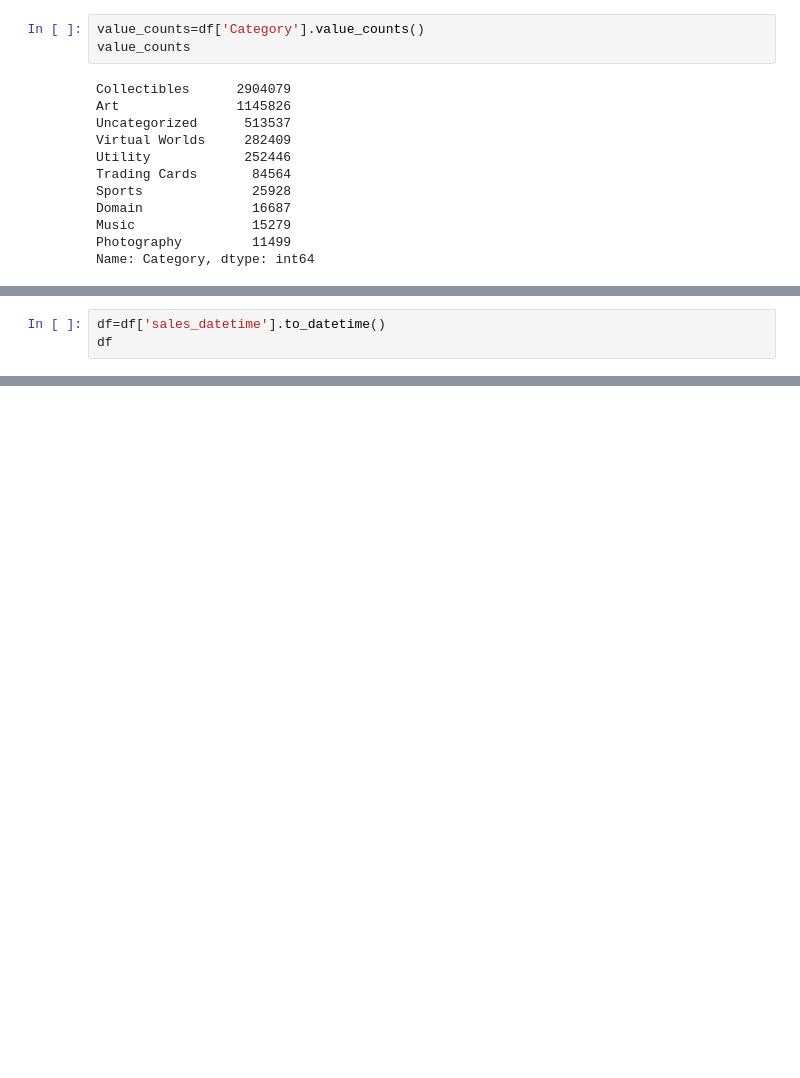
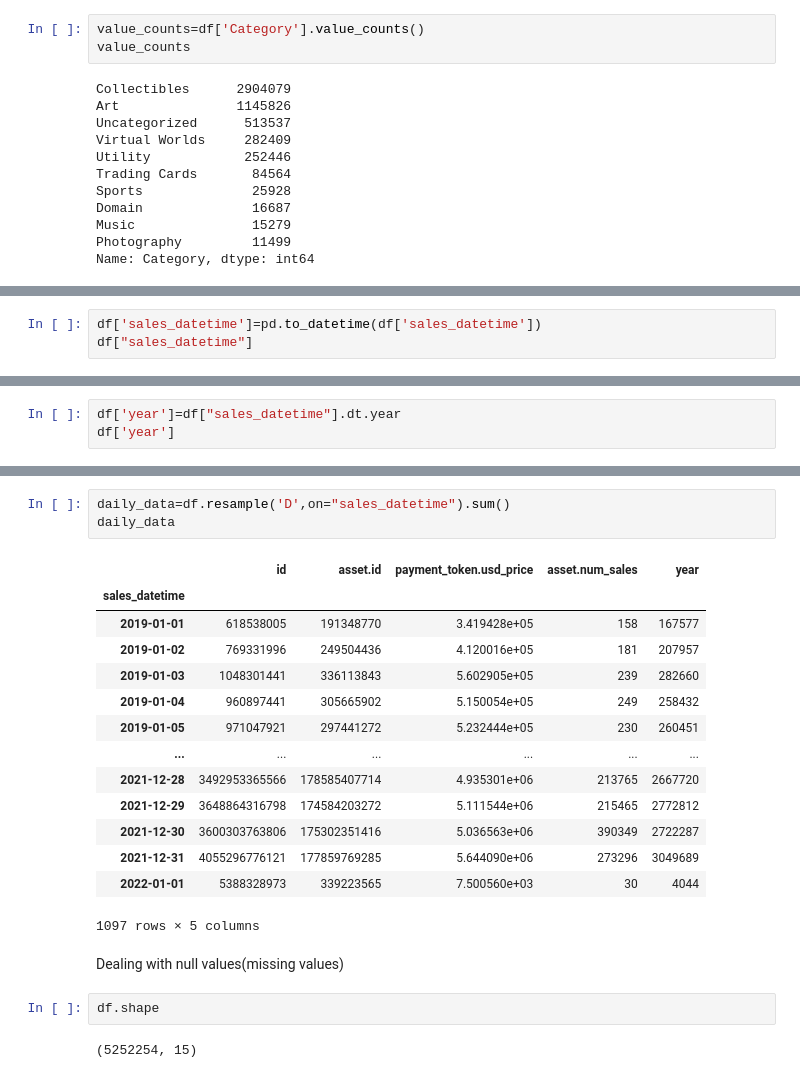
Before and after one commit to datakiptoo/Opensea, a Jupyter notebook: nft.ipynb, the cells around one changed output, grey strips where cells are left out. Saved outputs shown, nothing was run; the diff lists cells and outputs as text; blank space fills up the shorter version.

```diff
--- a/nft.ipynb
+++ b/nft.ipynb
@@ -142,3 +322,3 @@ Name: Category, dtype: int64
 # %%
-df=df['sales_datetime'].to_datetime()
-df
+df['sales_datetime']=pd.to_datetime(df['sales_datetime'])
+df["sales_datetime"]
@@ -144,0 +338,3 @@ df
+# %%
+df['year']=df["sales_datetime"].dt.year
+df['year']
@@ -144,0 +362,24 @@ df
+# %%
+daily_data=df.resample('D',on="sales_datetime").sum()
+daily_data
+# %% [output]
+|  | id | asset.id | payment_token.usd_price | asset.num_sales | year |
+| sales_datetime |  |  |  |  |  |
+| 2019-01-01 | 618538005 | 191348770 | 3.419428e+05 | 158 | 167577 |
+| 2019-01-02 | 769331996 | 249504436 | 4.120016e+05 | 181 | 207957 |
+| 2019-01-03 | 1048301441 | 336113843 | 5.602905e+05 | 239 | 282660 |
+| 2019-01-04 | 960897441 | 305665902 | 5.150054e+05 | 249 | 258432 |
+| 2019-01-05 | 971047921 | 297441272 | 5.232444e+05 | 230 | 260451 |
+| ... | ... | ... | ... | ... | ... |
+| 2021-12-28 | 3492953365566 | 178585407714 | 4.935301e+06 | 213765 | 2667720 |
+| 2021-12-29 | 3648864316798 | 174584203272 | 5.111544e+06 | 215465 | 2772812 |
+| 2021-12-30 | 3600303763806 | 175302351416 | 5.036563e+06 | 390349 | 2722287 |
+| 2021-12-31 | 4055296776121 | 177859769285 | 5.644090e+06 | 273296 | 3049689 |
+| 2022-01-01 | 5388328973 | 339223565 | 7.500560e+03 | 30 | 4044 |
+1097 rows × 5 columns
+# %% [markdown]
+Dealing  with null values(missing values)
+# %%
+df.shape
+# %% [output]
+(5252254, 15)
```
Also changed, not shown: parts of 23 cells of this notebook.
